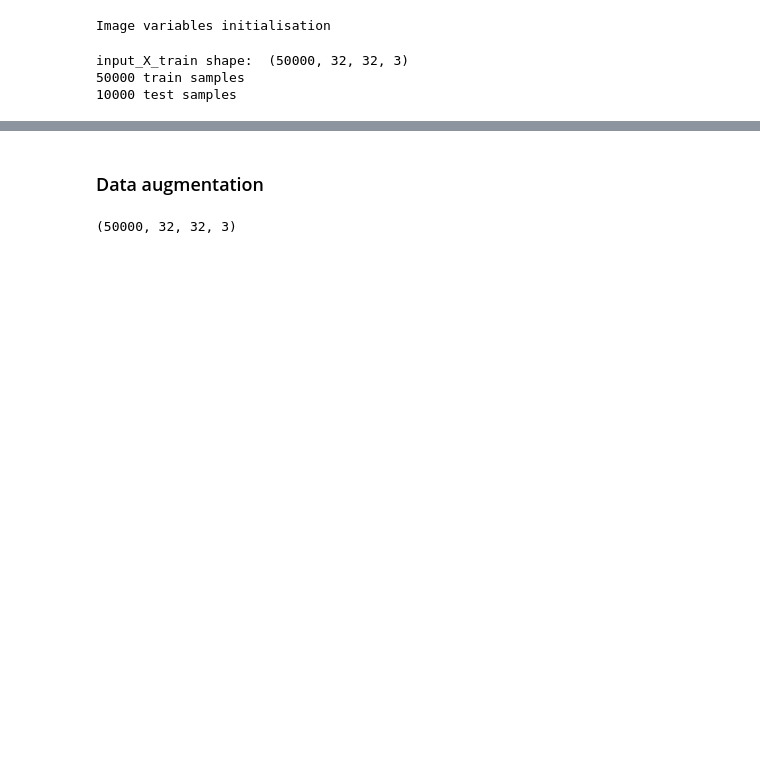
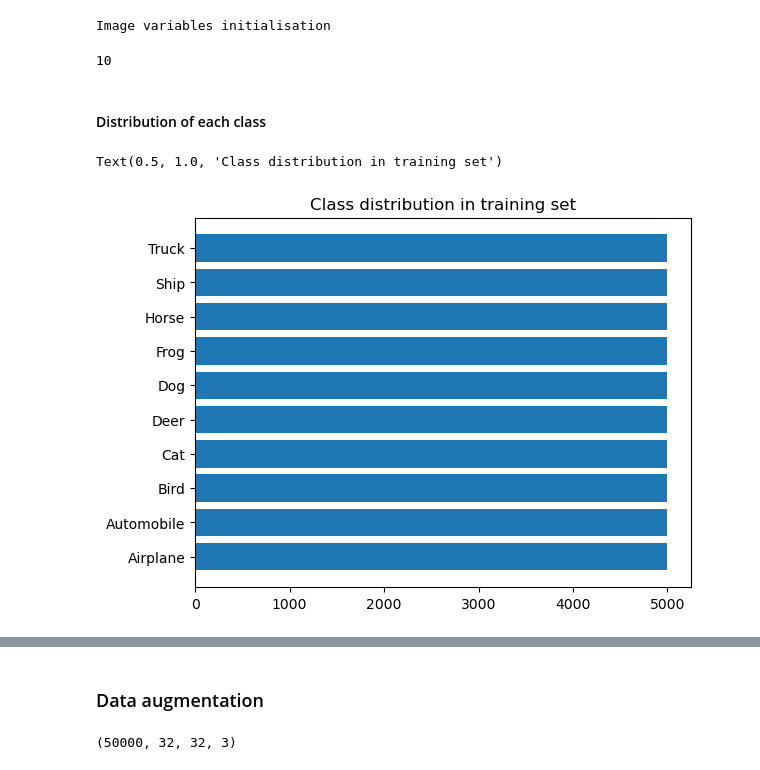
Before and after one commit to IreneJeong/ML-Stats-R-and-Python-Practice, a Jupyter notebook: MLS_CW_CIfar10.ipynb, the cells around one changed output, grey strips where cells are left out. Saved outputs shown, nothing was run; the diff lists cells and outputs as text; code cells hidden in the pictures; blank space fills up the shorter version.

```diff
--- a/MLS_CW_CIfar10.ipynb
+++ b/MLS_CW_CIfar10.ipynb
@@ -52,15 +68,20 @@ IMAGE_SIZE = 32
 print('Image variables initialisation')
 # %% [output]
 Image variables initialisation
-# %%
-(input_X_train, output_y_train),(input_X_test, output_y_test)=cifar10.load_data()
-
-print('input_X_train shape: ', input_X_train.shape)
-print(input_X_train.shape[0], 'train samples')
-print(input_X_test.shape[0], 'test samples')
-# %% [output]
-input_X_train shape:  (50000, 32, 32, 3)
-50000 train samples
-10000 test samples
 # %%
 N_CLASSES =len(np.unique(output_y_train))
+# %%
+N_CLASSES
+# %% [output]
+10
+# %% [markdown]
+#### Distribution of each class
+# %%
+classes_name = ['Airplane', 'Automobile', 'Bird', 'Cat', 'Deer', 'Dog', 'Frog', 'Horse', 'Ship', 'Truck']
+
+classes, counts = np.unique(output_y_train, return_counts=True)
+plt.barh(classes_name, counts)
+plt.title('Class distribution in training set')
+# %% [output]
+Text(0.5, 1.0, 'Class distribution in training set')
+[figure, added]
```
Also changed, not shown: parts of 40 cells of this notebook, 10 other files.
